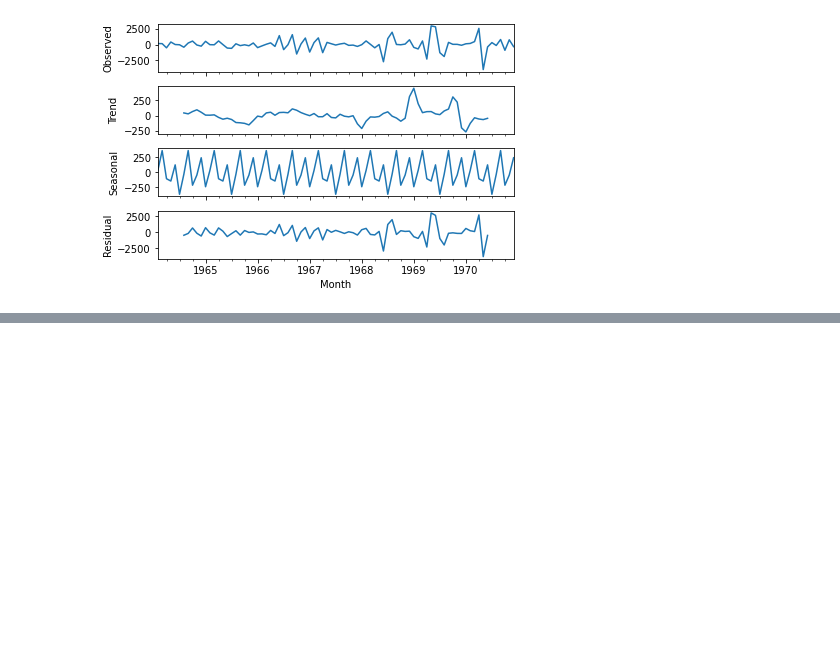
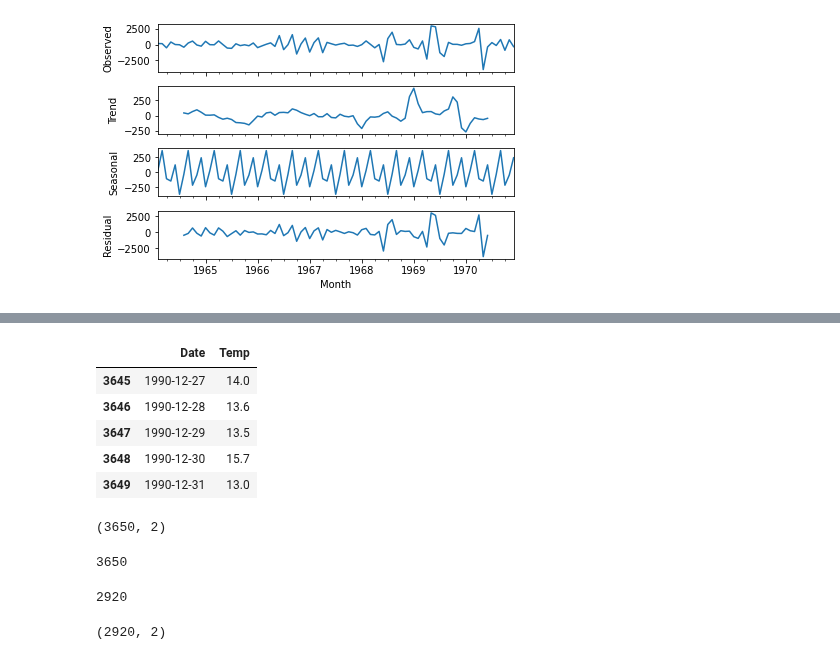
Before and after one commit to anmol0720/Time-Series-Forcasting, a Jupyter notebook: Time_Series_Analysis_and_Forcasting.ipynb, the cells around one changed output, grey strips where cells are left out. Saved outputs shown, nothing was run; the diff lists cells and outputs as text; code cells hidden in the pictures; blank space fills up the shorter version.

```diff
--- a/Time_Series_Analysis_and_Forcasting.ipynb
+++ b/Time_Series_Analysis_and_Forcasting.ipynb
@@ -666,0 +680,23 @@ result_c.plot()
+# %%
+temp_df.tail()
+# %% [output]
+|  | Date | Temp |
+| 3645 | 1990-12-27 | 14.0 |
+| 3646 | 1990-12-28 | 13.6 |
+| 3647 | 1990-12-29 | 13.5 |
+| 3648 | 1990-12-30 | 15.7 |
+| 3649 | 1990-12-31 | 13.0 |
+# %%
+temp_df.shape
+# %% [output]
+(3650, 2)
+# %%
+temp_df.shape[0]
+# %% [output]
+3650
+# %%
+#Taking 80% of data in Training Part
+train_size=int(temp_df.shape[0]*0.8)
+train_size
+# %% [output]
+2920
@@ -666,0 +706,4 @@ result_c.plot()
+# %%
+train.shape
+# %% [output]
+(2920, 2)
```
Also changed, not shown: parts of 5 cells of this notebook.
